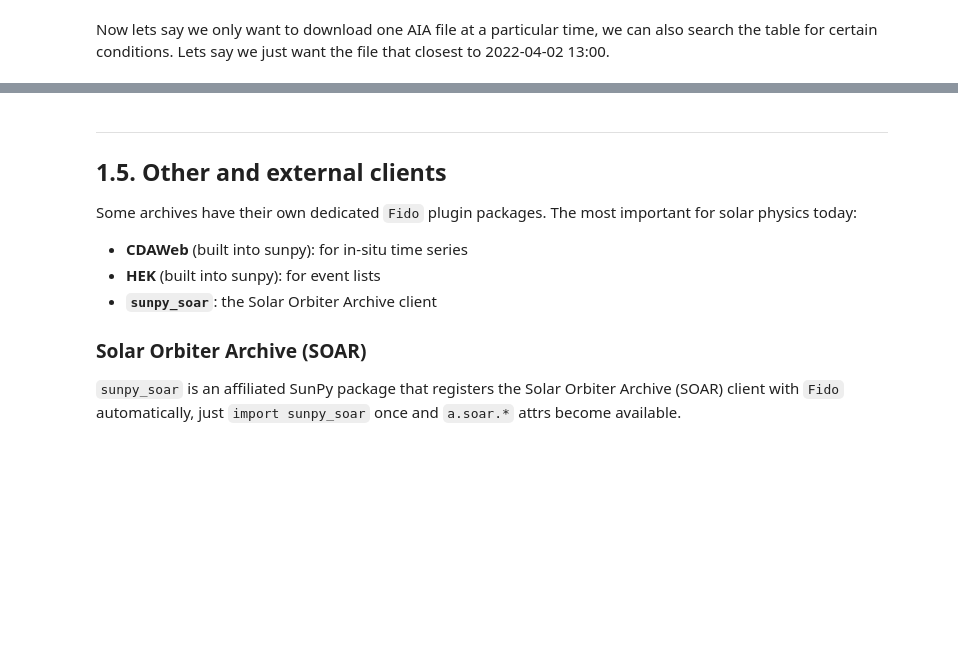
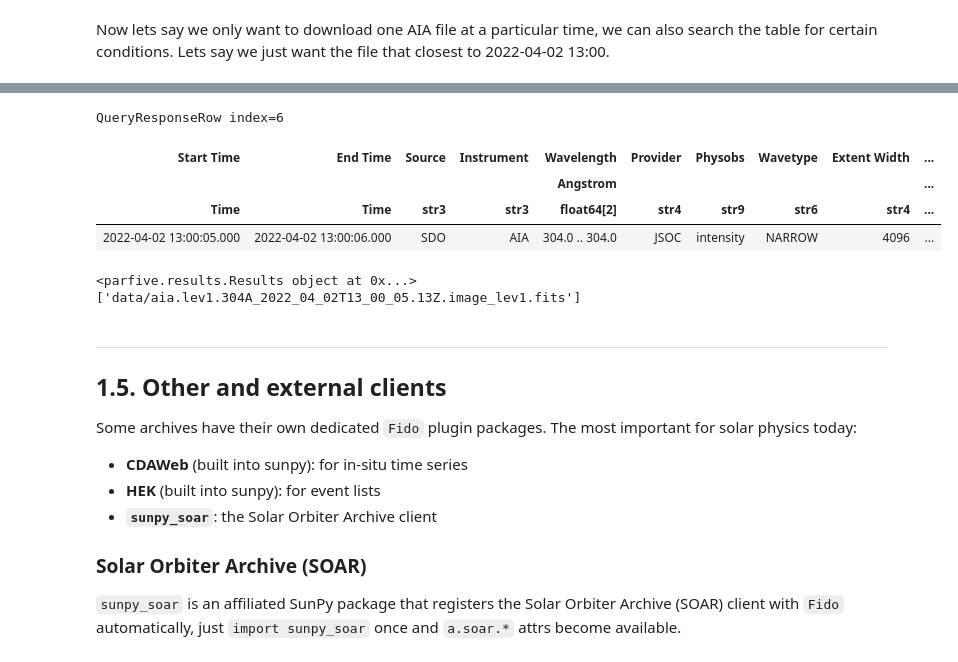
Before and after one commit to hayesla/ESPD_2026, a Jupyter notebook: 1_solar_data_search_and_download.ipynb, the cells around one changed output, grey strips where cells are left out. Drawn from its saved outputs; the diff is of its cells as text; code cells hidden in the pictures; blank space fills up the shorter version.

```diff
--- a/1_solar_data_search_and_download.ipynb
+++ b/1_solar_data_search_and_download.ipynb
@@ -395,5 +465,16 @@ Now lets say we only want to download one AIA file at a particular time, we can
+# %%
+result[1, 6]
+# %% [output]
+QueryResponseRow index=6
+| Start Time | End Time | Source | Instrument | Wavelength | Provider | Physobs | Wavetype | Extent Width | ... |
+|  |  |  |  | Angstrom |  |  |  |  | ... |
+| Time | Time | str3 | str3 | float64[2] | str4 | str9 | str6 | str4 | ... |
+| 2022-04-02 13:00:05.000 | 2022-04-02 13:00:06.000 | SDO | AIA | 304.0 .. 304.0 | JSOC | intensity | NARROW | 4096 | ... |
 # %%
-Fido.fetch(result[1, 6], path="./")
+Fido.fetch(result[1, 6], path="./data/", site="NSO")
+# %% [output]
+<parfive.results.Results object at 0x...>
+['data/aia.lev1.304A_2022_04_02T13_00_05.13Z.image_lev1.fits']
 # %% [markdown]
 ---
 ## 1.5. Other and external clients
```
Also changed, not shown: parts of 15 cells of this notebook, 3 other files.
